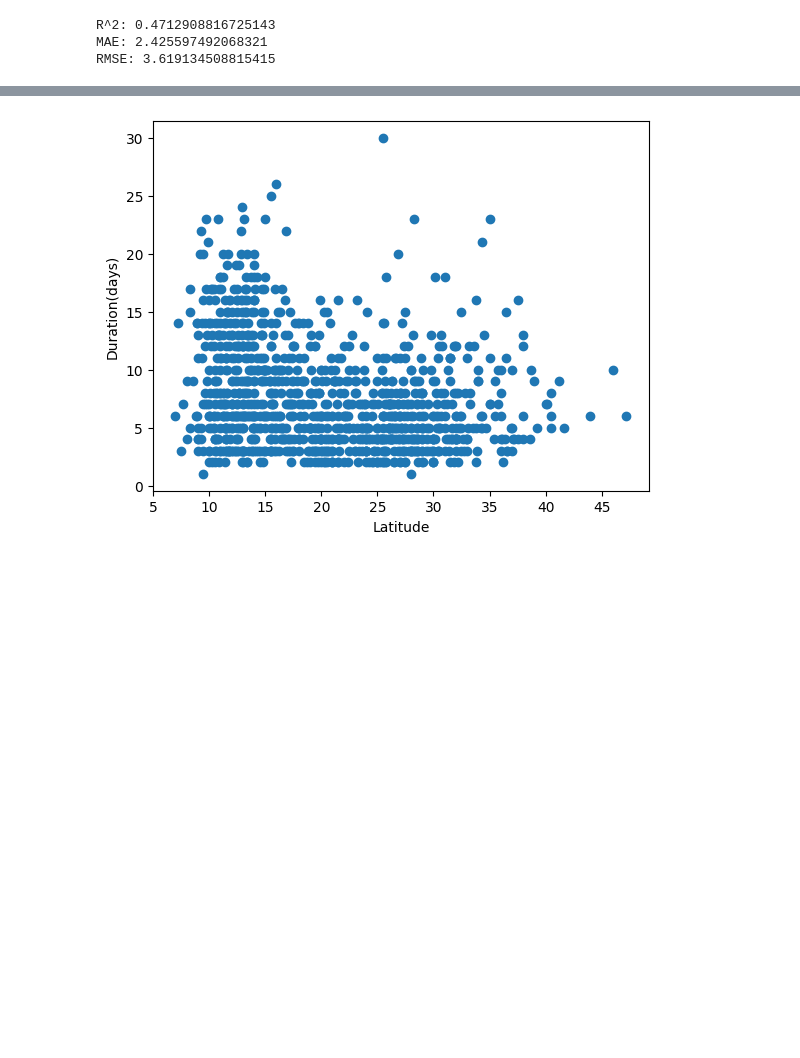
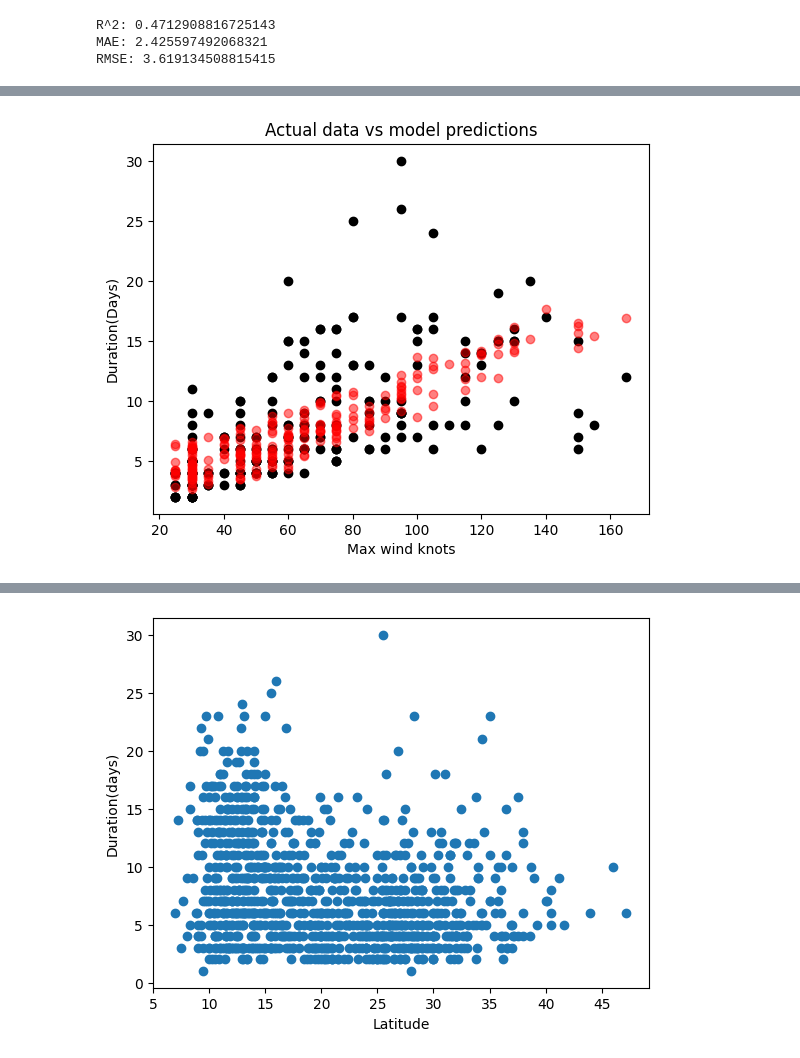
Before and after one commit to Erica4397/for_coding_camp1, a Jupyter notebook: ForCodingCampNotebook.ipynb, the cells around one changed output, grey strips where cells are left out. Cells and saved outputs as stored; diff of their text form; code cells hidden in the pictures; blank space fills up the shorter version.

```diff
--- a/ForCodingCampNotebook.ipynb
+++ b/ForCodingCampNotebook.ipynb
@@ -610,0 +683,10 @@ RMSE: 3.619134508815415
+# %%
+plt.scatter(X_test['max_wind_knots'], y_test, color="black", label="Actual Data")
+plt.scatter(X_test['max_wind_knots'], pred, color="red", alpha=0.5, label="Model Predictions")
+
+plt.title('Actual data vs model predictions')
+plt.xlabel('Max wind knots')
+plt.ylabel('Duration(Days)')
+plt.show()
+# %% [output]
+[figure, added]
```
Also changed, not shown: parts of 9 cells of this notebook.
